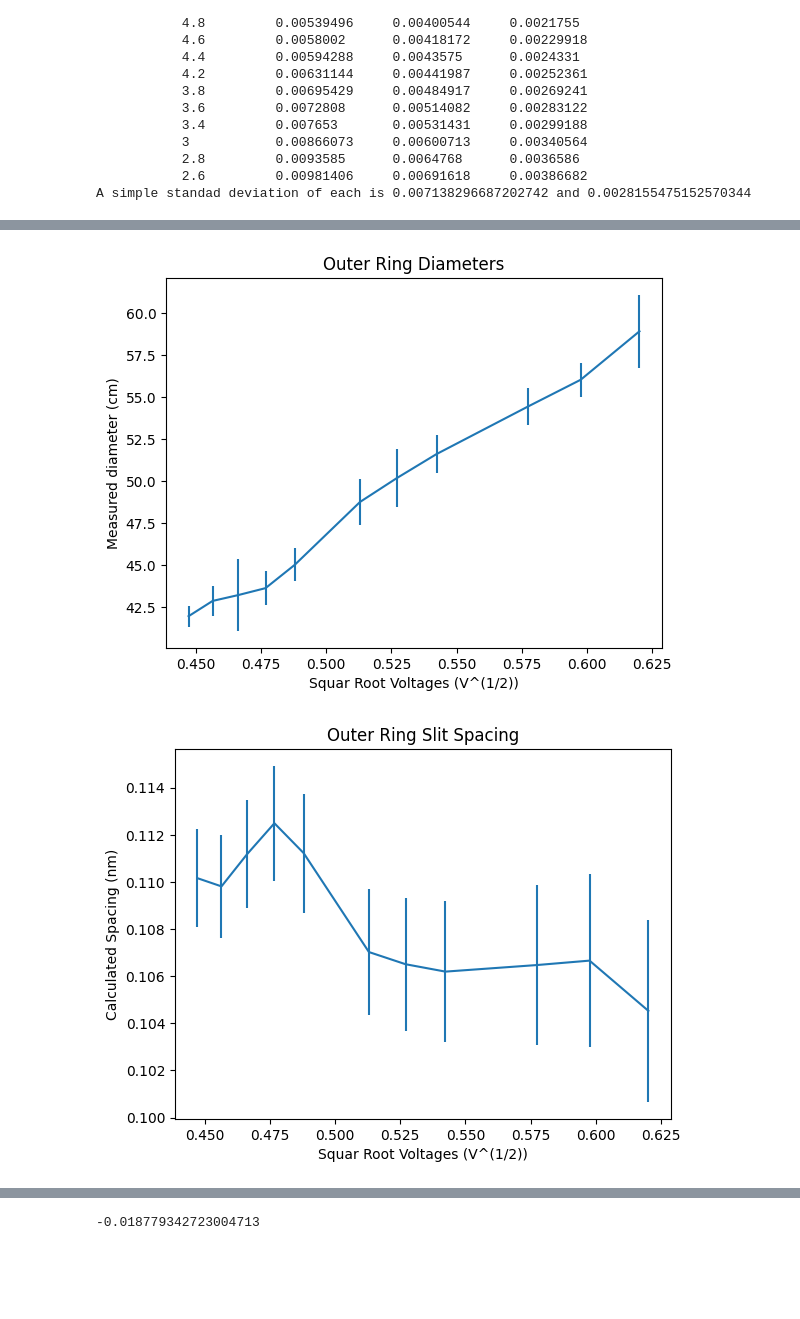
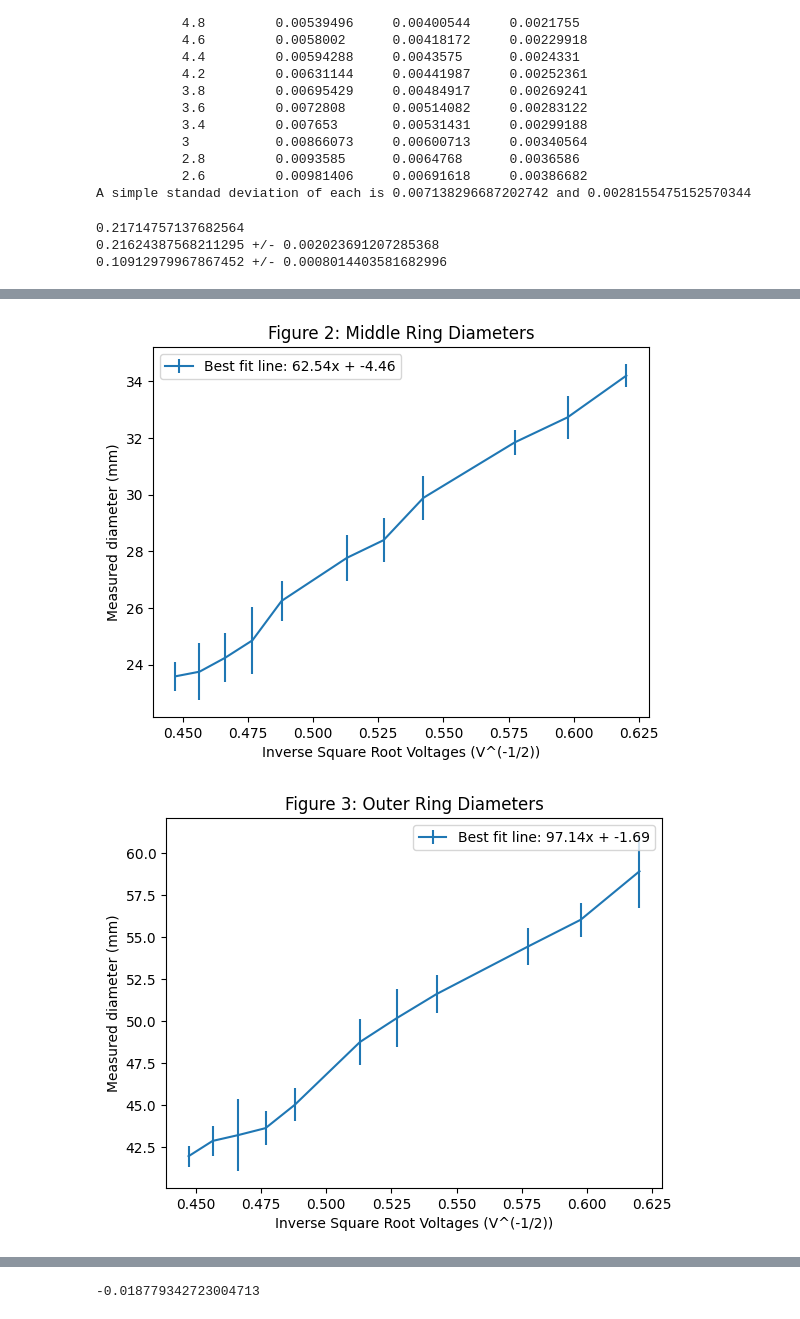
Before and after one commit to El-Robot/python, a Jupyter notebook: jr_lab/lab_notes2.ipynb, the cells around one changed output, grey strips where cells are left out. Saved outputs shown, nothing was run; the diff lists cells and outputs as text; code cells hidden in the pictures; blank space fills up the shorter version.

```diff
--- a/jr_lab/lab_notes2.ipynb
+++ b/jr_lab/lab_notes2.ipynb
@@ -193,3 +201,23 @@ print(f"A simple standad deviation of each is {np.average(d_in_uncs)} and {np.av
            2.8         0.0093585      0.0064768      0.0036586
            2.6         0.00981406     0.00691618     0.00386682
 A simple standad deviation of each is 0.007138296687202742 and 0.0028155475152570344
+# %%
+def weighted_avge(xs:float, sigmaxs:float) -> float:
+    num = sum([x/(sigmax**2) for x, sigmax in zip(xs, sigmaxs)])
+    den = sum([1/sigmax**2 for sigmax in sigmaxs])
+    return num/den
+
+def combined_sigma(sigmas):
+    over_dev = sum([1/sigma**2 for sigma in sigmas])
+    return 1/np.sqrt(over_dev)
+
+small_spacing = weighted_avge(spacings_in, d_in_uncs)
+large_spacing = weighted_avge(spacings_out, d_out_uncs)
+
+print(np.average(spacings_in))
+print(f"{small_spacing} +/- {combined_sigma(d_in_uncs)}")
+print(f"{large_spacing} +/- {combined_sigma(d_out_uncs)}")
+# %% [output]
+0.21714757137682564
+0.21624387568211295 +/- 0.002023691207285368
+0.10912979967867452 +/- 0.0008014403581682996
@@ -198,26 +270,51 @@ import matplotlib.pyplot as plt
 
 sq_v = np.array([1/np.sqrt(v) for v in voltages])
 
-plt.errorbar(sq_v, ins, ins_unc)
-plt.xlabel("Squar Root Voltages (V^(1/2))")
-plt.ylabel("Measured diameter (cm)")
-plt.title("Inner Ring Diameters")
+
+a1 = (sq_v, ins, ins_unc)
+plt.errorbar(*a1)
+f1, m, b = fit_line(*a1, mb=True)
+# plt.plot(sq_v, f1(sq_v))
+plt.xlabel("Inverse Square Root Voltages (V^(-1/2))")
+plt.ylabel("Measured diameter (mm)")
+plt.title("Figue 1: Inner Ring Diameters")
+plt.legend([f"Best fit line: {m:.2f}x + {b:.2f}", "Measured data with error"])
 plt.show()
 
-plt.errorbar(sq_v, spacings_in, d_in_uncs)
-plt.xlabel("Squar Root Voltages (V^(1/2))")
+a2 = (sq_v, spacings_in, d_in_uncs)
+f2 = fit_line(*a2)
+# plt.plot(sq_v, f2(sq_v))
+plt.errorbar(*a2)
+plt.xlabel("Inverse Square Root Voltages (V^(-1/2))")
 plt.ylabel("Calculated Spacing (nm)")
 plt.title("Inner Ring Slit Spacing")
 plt.show()
 
-plt.errorbar(sq_v, outs, outs_unc)
-plt.xlabel("Squar Root Voltages (V^(1/2))")
-plt.ylabel("Measured diameter (cm)")
-plt.title("Outer Ring Diameters")
+a5 = (sq_v, mids, mids_unc)
+plt.errorbar(*a5)
+f5, m, b = fit_line(*a5, mb=True)
+# plt.plot(sq_v, f5(sq_v))
+plt.xlabel("Inverse Square Root Voltages (V^(-1/2))")
+plt.ylabel("Measured diameter (mm)")
+plt.title("Figure 2: Middle Ring Diameters")
+plt.legend([f"Best fit line: {m:.2f}x + {b:.2f}", "Measured data with error"])
 plt.show()
 
-plt.errorbar(sq_v, spacings_out, d_out_uncs)
-plt.xlabel("Squar Root Voltages (V^(1/2))")
+a3 = (sq_v, outs, outs_unc)
+plt.errorbar(*a3)
+f3, m, b = fit_line(*a3, mb=True)
+# plt.plot(sq_v, f3(sq_v))
+plt.xlabel("Inverse Square Root Voltages (V^(-1/2))")
+plt.ylabel("Measured diameter (mm)")
+plt.title("Figure 3: Outer Ring Diameters")
+plt.legend([f"Best fit line: {m:.2f}x + {b:.2f}", "Measured data with error"])
+plt.show()
+
+a4 = (sq_v, spacings_out, d_out_uncs)
+plt.errorbar(*a4)
+f4 = fit_line(*a4)
+# plt.plot(sq_v, f4(sq_v))
+plt.xlabel("Inverse Square Root Voltages (V^(-1/2))")
 plt.ylabel("Calculated Spacing (nm)")
 plt.title("Outer Ring Slit Spacing")
 plt.show()
@@ -227,2 +324,2 @@ plt.show()
-[figure, old version]
+[figure, new version]
-[figure, old version]
+[figure, new version]
```
Also changed, not shown: parts of 4 cells of this notebook, 3 other files.
